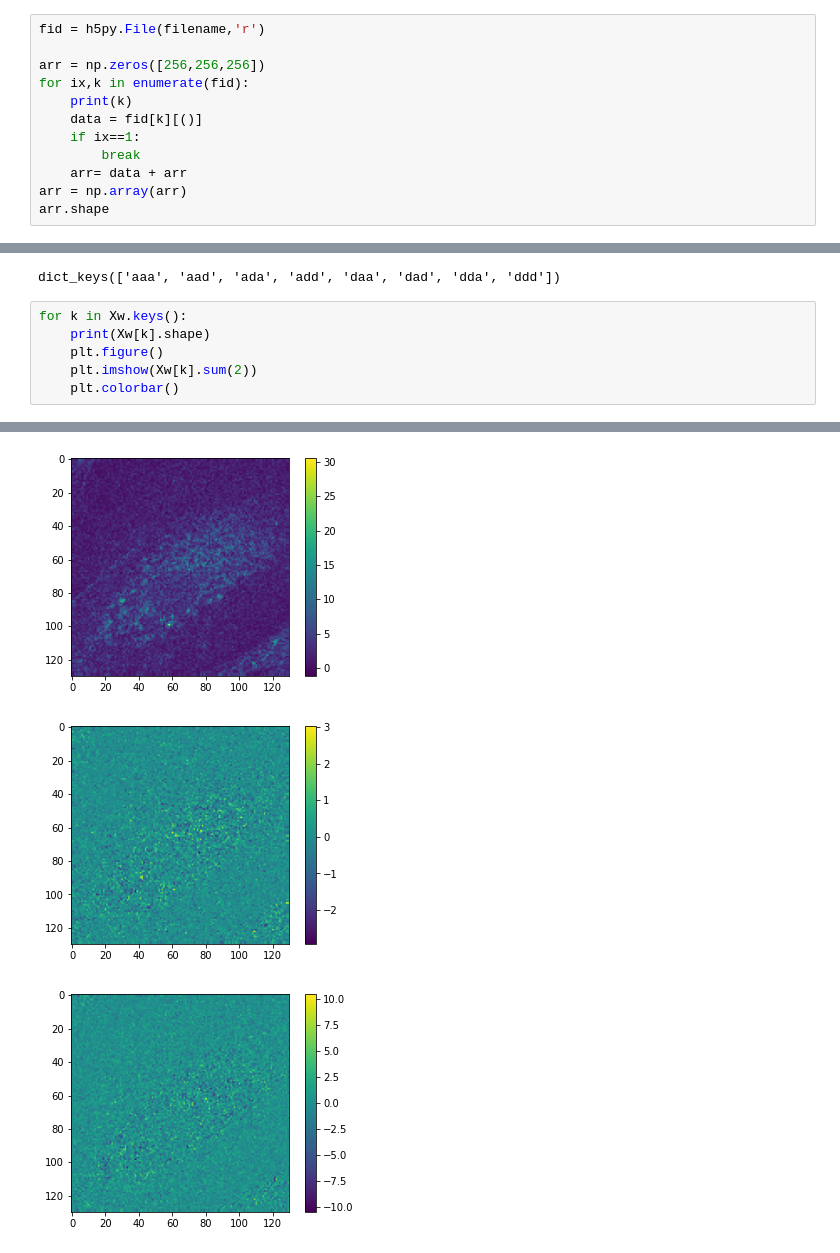
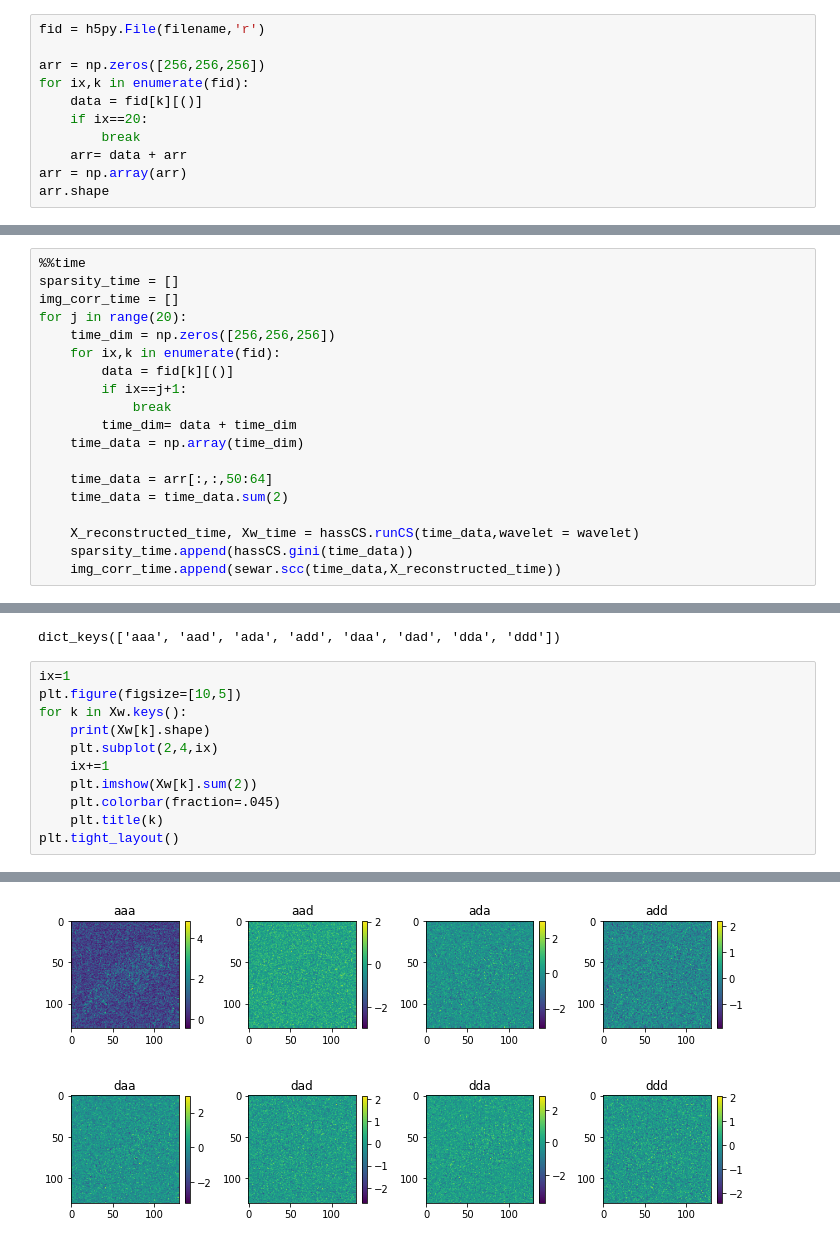
Before and after one commit to JenuC/HASS, a Jupyter notebook: Compressed Sensing.ipynb, the cells around one changed output, grey strips where cells are left out. Saved outputs shown, nothing was run; the diff lists cells and outputs as text.

```diff
--- a/Compressed Sensing.ipynb
+++ b/Compressed Sensing.ipynb
@@ -28,9 +35,8 @@ fid = h5py.File(filename,'r')
 
 arr = np.zeros([256,256,256])
 for ix,k in enumerate(fid):
-    print(k)
     data = fid[k][()]
-    if ix==1:
+    if ix==20:
         break
     arr= data + arr
 arr = np.array(arr)
@@ -76,0 +131,19 @@ plt.plot(sparsity,img_corr)
+# %%
+%%time
+sparsity_time = []
+img_corr_time = []
+for j in range(20):
+    time_dim = np.zeros([256,256,256])
+    for ix,k in enumerate(fid):
+        data = fid[k][()]
+        if ix==j+1:
+            break
+        time_dim= data + time_dim
+    time_data = np.array(time_dim)
+
+    time_data = arr[:,:,50:64]
+    time_data = time_data.sum(2)
+
+    X_reconstructed_time, Xw_time = hassCS.runCS(time_data,wavelet = wavelet)
+    sparsity_time.append(hassCS.gini(time_data))
+    img_corr_time.append(sewar.scc(time_data,X_reconstructed_time))
@@ -121,9 +208,14 @@ Xw.keys()
 # %% [output]
 dict_keys(['aaa', 'aad', 'ada', 'add', 'daa', 'dad', 'dda', 'ddd'])
 # %%
+ix=1
+plt.figure(figsize=[10,5])
 for k in Xw.keys():
     print(Xw[k].shape)
-    plt.figure()
+    plt.subplot(2,4,ix)
+    ix+=1
     plt.imshow(Xw[k].sum(2))
-    plt.colorbar()
+    plt.colorbar(fraction=.045)
+    plt.title(k)
+plt.tight_layout()
 # %% [output]
@@ -138,3 +230 @@ for k in Xw.keys():
-[figure, old version]
+[figure, new version]
-[figure, removed]
-[figure, removed]
```
Also changed, not shown: parts of 19 cells of this notebook, 1 other file.
